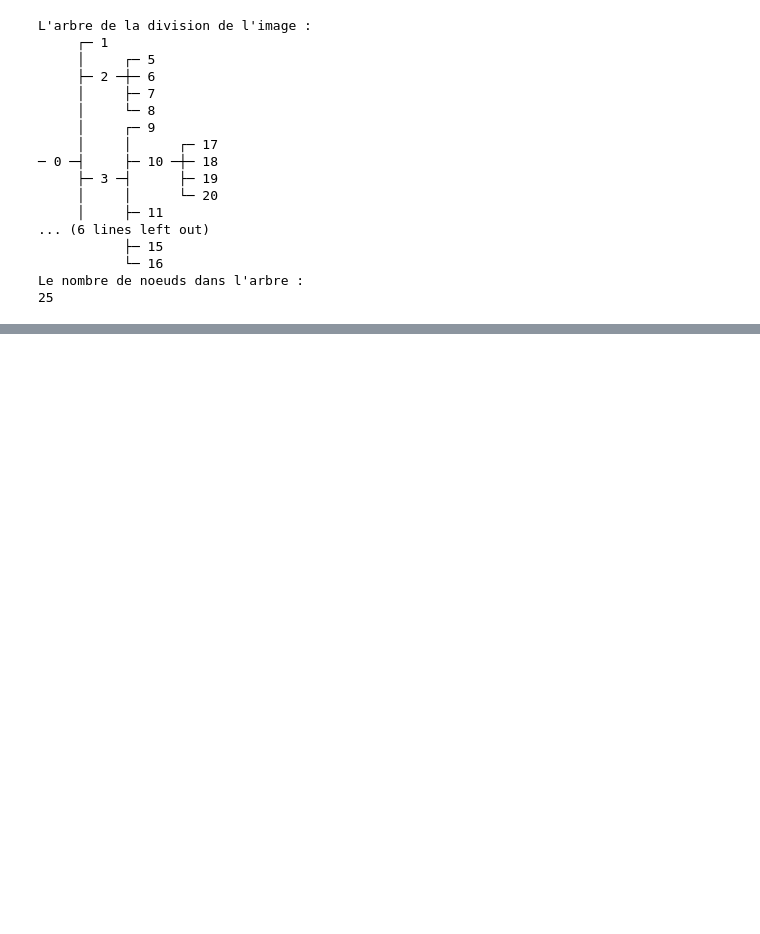
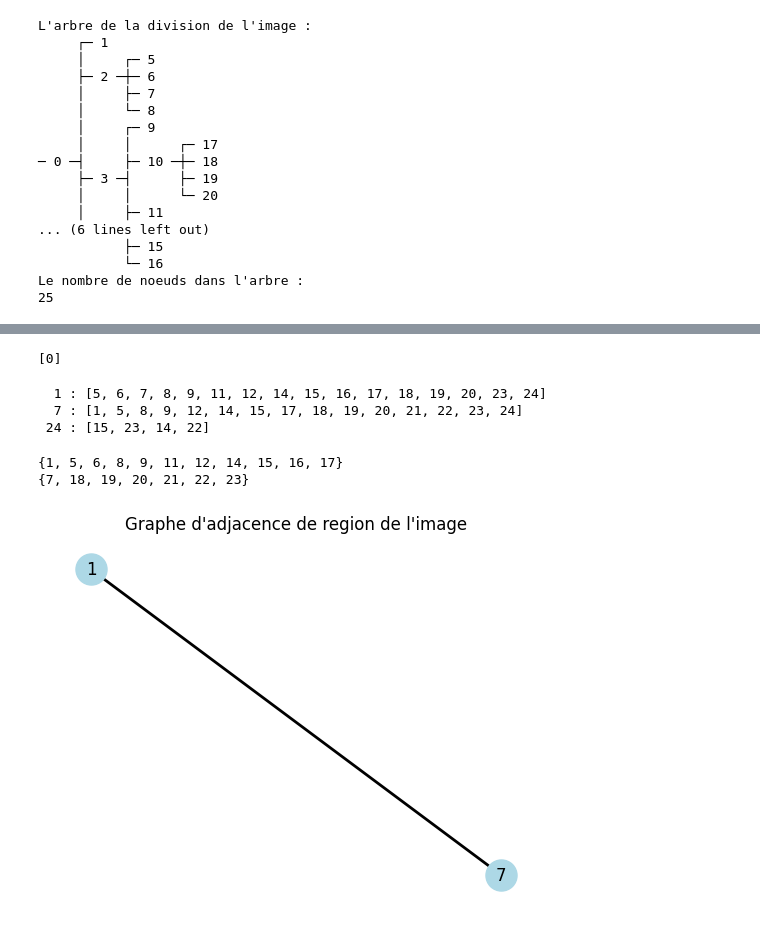
Before and after one commit to akef215/image_processing, a Jupyter notebook: RAG_demo.ipynb, the cells around one changed output, grey strips where cells are left out. Saved outputs shown, nothing was run; the diff lists cells and outputs as text; code cells hidden in the pictures; blank space fills up the shorter version.

Commit message:
split and merge in RAG

```diff
--- a/RAG_demo.ipynb
+++ b/RAG_demo.ipynb
@@ -87 +99,53 @@ Le dictionnaire d'adjacence du RAG :
  24 : [15, 23, 14, 22]
+# %%
+print(tree.value[0])
+# %% [output]
+[0]
+# %%
+def can_merge(adj_dict, i, homogeneity=graphe.homogeneity_merge):
+    out = []
+    for j in adj_dict[i]:
+        if j in adj_dict:
+            if homogeneity(graphe.get_sub_image_at(i), graphe.get_sub_image_at(j), thresh=10):
+                out.append(j)
+    return out
+
+def merge(adj_dict, i, j):
+    if not (j in graphe.get_node(tree, str(i)).value[0]):
+        graphe.get_node(tree, str(i)).value[0].append(j)
+    if i in adj_dict[j]:
+        adj_dict[j].remove(i)
+    adj_dict[i].extend(adj_dict[j])
+    adj_dict[i] = list(set(adj_dict[i]))
+    tmp = graphe.edges_contains_vertex(graphe.edges_, j)
+    graphe.edges_ = list(set(graphe.get_edges()) - set(tmp))
+    #graphe.get_node(tree, str(j)).value[0] = []
+    adj_dict.pop(j)
+
+def merge_all(adj_dict, i):
+    merge_list = can_merge(adj_dict, i)
+    while merge_list != []:
+        for j in merge_list:
+            merge(adj_dict, i, j)
+        merge_list = can_merge(adj_dict, i)
+
+merge_all(adj_dict, 1)
+merge_all(adj_dict, 7)
+merge_all(adj_dict, 24)
+
+for vertex in adj_dict:
+    if adj_dict[vertex] == []:
+        continue
+    print(f"{vertex:3} : {adj_dict[vertex]}")
+# %% [output]
+  1 : [5, 6, 7, 8, 9, 11, 12, 14, 15, 16, 17, 18, 19, 20, 23, 24]
+  7 : [1, 5, 8, 9, 12, 14, 15, 17, 18, 19, 20, 21, 22, 23, 24]
+ 24 : [15, 23, 14, 22]
+# %%
+print(set(graphe.get_node(tree, "1").value[0]))
+print(set(graphe.get_node(tree, "7").value[0]))
+graphe.plot_graph()
+# %% [output]
+{1, 5, 6, 8, 9, 11, 12, 14, 15, 16, 17}
+{7, 18, 19, 20, 21, 22, 23}
+[figure, added]
```
Also changed, not shown: parts of 2 cells of this notebook, 1 other file.
